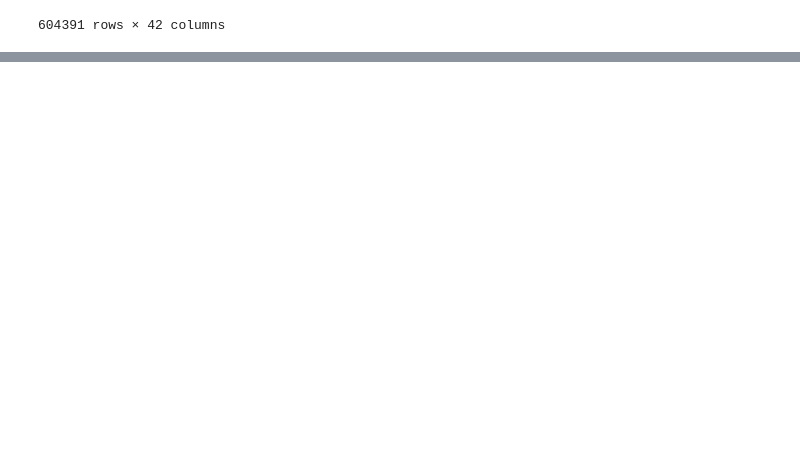
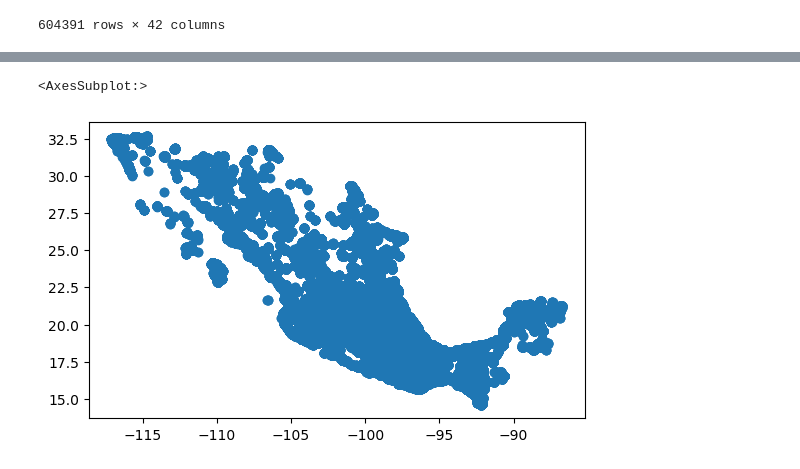
Before and after one commit to miguelrojas1990/Analisis_mayorista, a Jupyter notebook: draft2.ipynb, the cells around one changed output, grey strips where cells are left out. Drawn from its saved outputs; the diff is of its cells as text; code cells hidden in the pictures; blank space fills up the shorter version.

```diff
--- a/draft2.ipynb
+++ b/draft2.ipynb
@@ -188,0 +189,5 @@ dtype: object
+# %%
+gdf_minoristas.plot()
+# %% [output]
+<AxesSubplot:>
+[figure, added]
```
Also changed, not shown: parts of 8 cells of this notebook.
